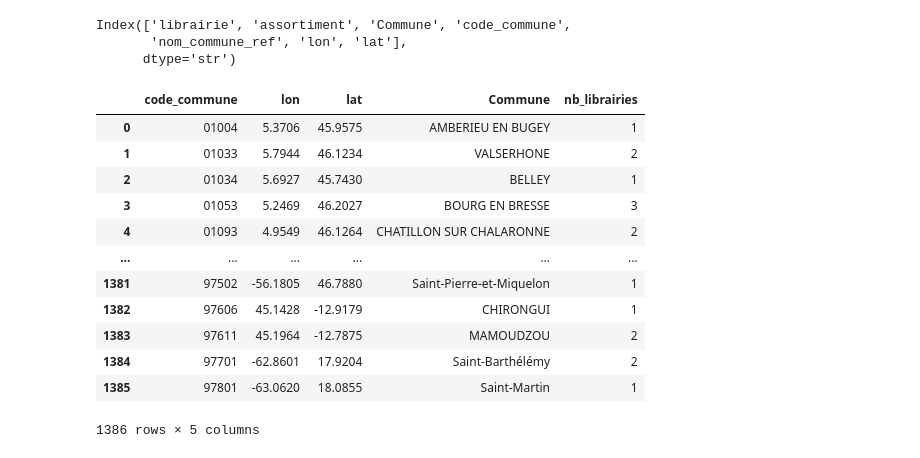
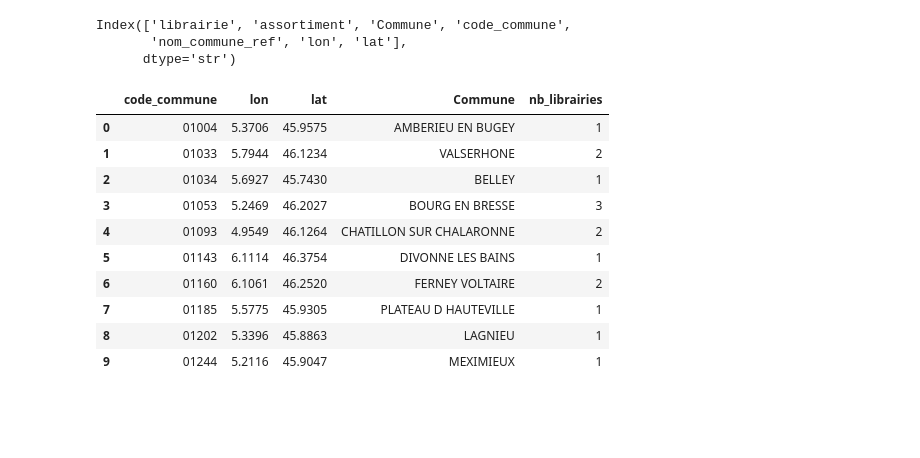
Before and after one commit to Juleslapeuf/donnees_librairies, a Jupyter notebook: maps.ipynb, the cells around one changed output. Drawn from its saved outputs; the diff is of its cells as text; code cells hidden in the pictures; blank space fills up the shorter version.

```diff
--- a/maps.ipynb
+++ b/maps.ipynb
@@ -73,18 +73,16 @@ nb_librairies = (
     .rename(columns={"size": "nb_librairies"})
 )
 # %%
-nb_librairies
+nb_librairies.head(10)
 # %% [output]
 |  | code_commune | lon | lat | Commune | nb_librairies |
 | 0 | 01004 | 5.3706 | 45.9575 | AMBERIEU EN BUGEY | 1 |
 | 1 | 01033 | 5.7944 | 46.1234 | VALSERHONE | 2 |
 | 2 | 01034 | 5.6927 | 45.7430 | BELLEY | 1 |
 | 3 | 01053 | 5.2469 | 46.2027 | BOURG EN BRESSE | 3 |
 | 4 | 01093 | 4.9549 | 46.1264 | CHATILLON SUR CHALARONNE | 2 |
-| ... | ... | ... | ... | ... | ... |
-| 1381 | 97502 | -56.1805 | 46.7880 | Saint-Pierre-et-Miquelon | 1 |
-| 1382 | 97606 | 45.1428 | -12.9179 | CHIRONGUI | 1 |
-| 1383 | 97611 | 45.1964 | -12.7875 | MAMOUDZOU | 2 |
-| 1384 | 97701 | -62.8601 | 17.9204 | Saint-Barthélémy | 2 |
-| 1385 | 97801 | -63.0620 | 18.0855 | Saint-Martin | 1 |
+| 5 | 01143 | 6.1114 | 46.3754 | DIVONNE LES BAINS | 1 |
+| 6 | 01160 | 6.1061 | 46.2520 | FERNEY VOLTAIRE | 2 |
+| 7 | 01185 | 5.5775 | 45.9305 | PLATEAU D HAUTEVILLE | 1 |
+| 8 | 01202 | 5.3396 | 45.8863 | LAGNIEU | 1 |
+| 9 | 01244 | 5.2116 | 45.9047 | MEXIMIEUX | 1 |
-1386 rows × 5 columns
```
Also changed, not shown: parts of 3 cells of this notebook, 3 other files.
